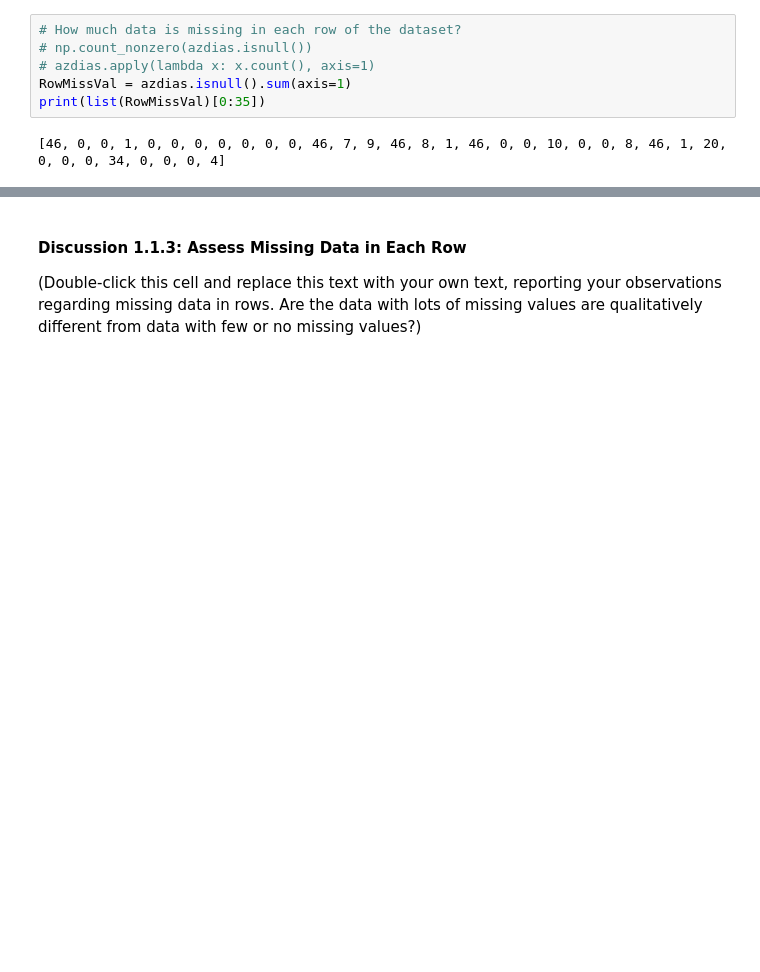
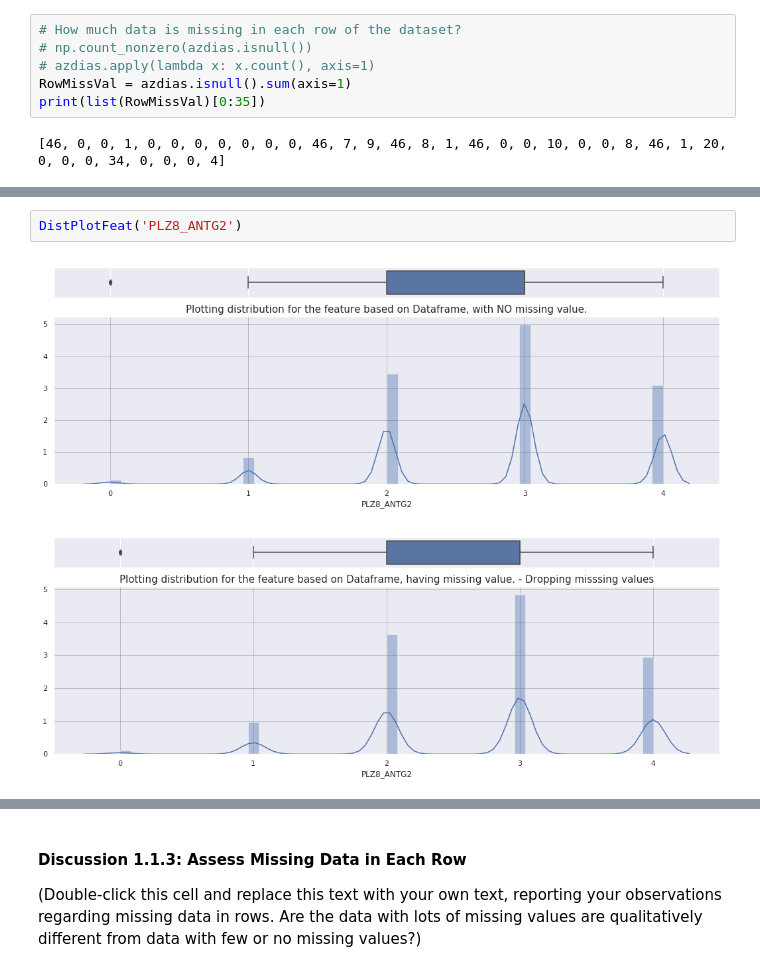
Before and after one commit to MR901/DS_IdentifyCustomerSegments, a Jupyter notebook: Identify_Customer_Segments.ipynb, the cells around one changed output, grey strips where cells are left out. Drawn from its saved outputs; the diff is of its cells as text; blank space fills up the shorter version.

```diff
--- a/Identify_Customer_Segments.ipynb
+++ b/Identify_Customer_Segments.ipynb
@@ -470,0 +517,5 @@ Index(['ALTERSKATEGORIE_GROB', 'ANREDE_KZ', 'CJT_GESAMTTYP',
+# %%
+DistPlotFeat('PLZ8_ANTG2')
+# %% [output]
+[figure, added]
+[figure, added]
```
Also changed, not shown: parts of 17 cells of this notebook.
